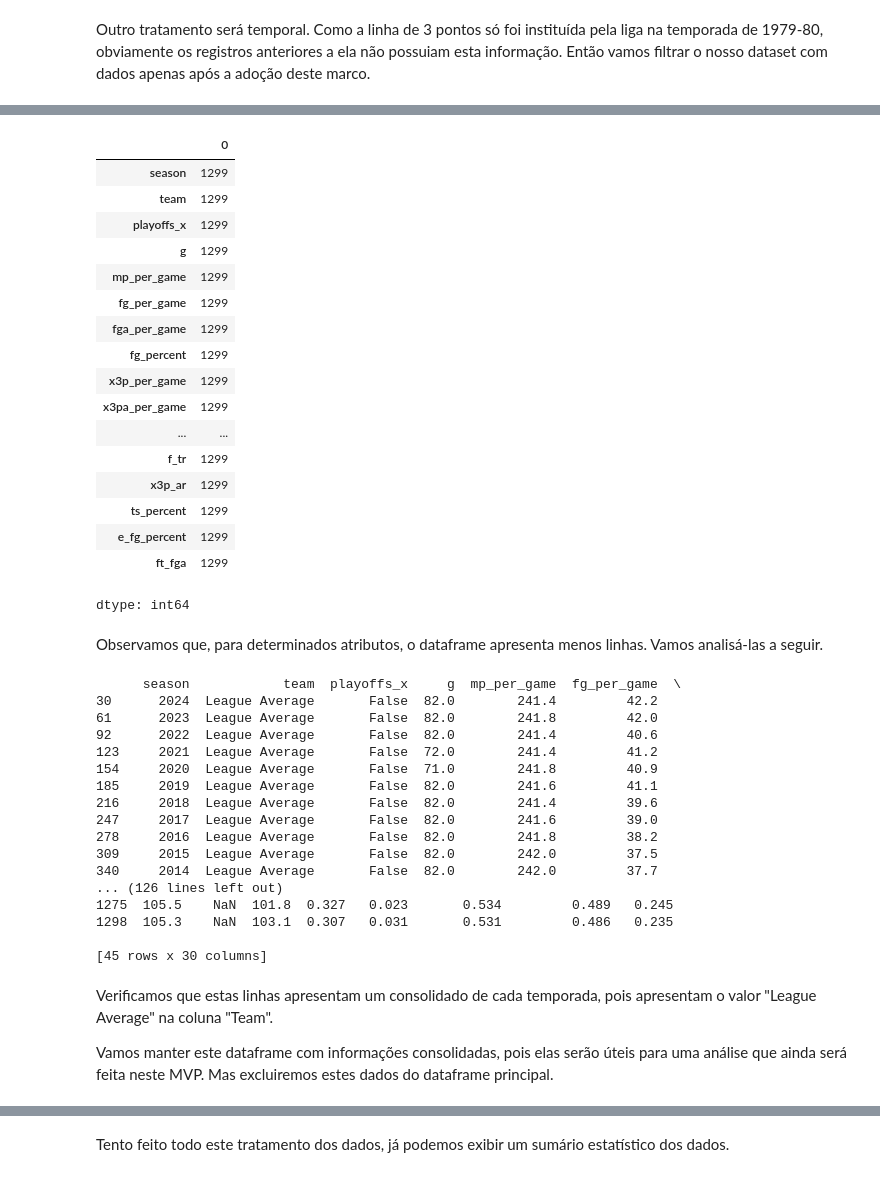
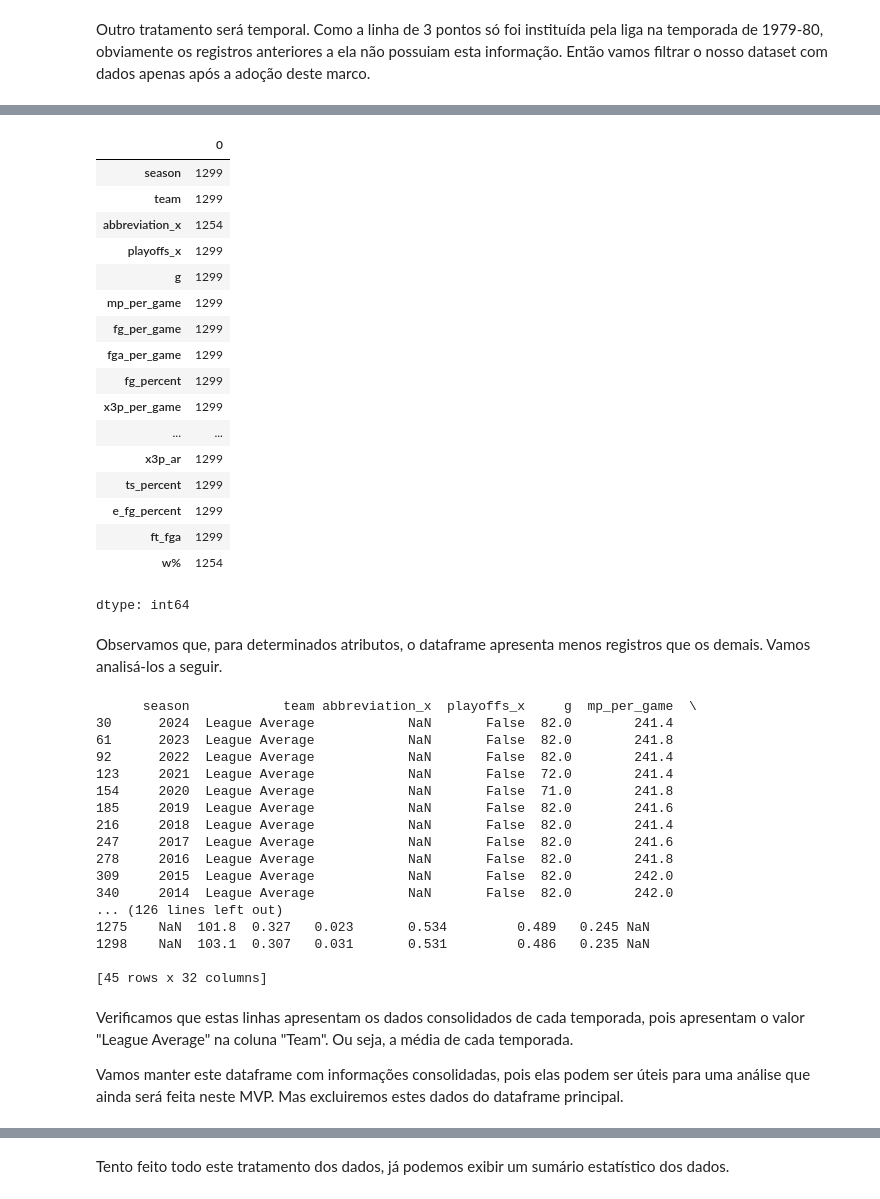
Before and after one commit to diogomattos1/mvp-analise-dados, a Jupyter notebook: MVP_Análise_Dados_Diogo_Mattos v2.ipynb, the cells around one changed output, grey strips where cells are left out. Saved outputs shown, nothing was run; the diff lists cells and outputs as text; code cells hidden in the pictures.

```diff
--- a/MVP_Análise_Dados_Diogo_Mattos v2.ipynb
+++ b/MVP_Análise_Dados_Diogo_Mattos v2.ipynb
@@ -78,9 +79,9 @@ Veerificamos que os arquivos possuem o mesmo número de registros. Cada linha de
 # %%
-# Realizar o merge
-dataset_merge = pd.merge(dataset, dataset2, on=['season', 'team'])
+# Realizar o merge entre os dois arquivos
+df_merge = pd.merge(df, df2, on=['season', 'team'])
 
 # Exibir o DataFrame resultante
-print(dataset_merge)
+print(df_merge)
 # %% [output]
       season lg_x                     team abbreviation_x  playoffs_x     g  \
 0       2024  NBA            Atlanta Hawks            ATL       False  82.0
@@ -125,5 +126,5 @@ Percebemos que há colunas redundantes no dataframe, o que iremos tratar a segui
 # %%
 # Remover as colunas duplicadas no DataFrame resultante
-duplicadas = [col for col in dataset_merge.columns if '_y' in col]
-dataset_merge.drop(duplicadas, axis=1, inplace=True)
+duplicadas = [col for col in df_merge.columns if '_y' in col]
+df_merge.drop(duplicadas, axis=1, inplace=True)
 # %% [markdown]
@@ -180,8 +181,8 @@ dtype: int64
 Outro tratamento será temporal. Como a linha de 3 pontos só foi instituída pela liga na temporada de 1979-80, obviamente os registros anteriores a ela não possuiam esta informação. Então vamos filtrar o nosso dataset com dados apenas após a adoção deste marco.
 # %%
 #Filtrar o dataframe com dados apenas a partir da temporada de 1979-1980
-dataset_filtrado = dataset_merge[dataset_merge['season'] > 1979]
+df_filtrado = df_merge[df_merge['season'] > 1979]
 
 # Exibir o DataFrame filtrado
-print(dataset_filtrado)
+print(df_filtrado)
 # %% [output]
@@ -204,0 +210,6 @@ print(dataset_filtrado)
+# %%
+# Criando a coluna 'w%' com o percentual da coluna 'w' pela coluna 'g'
+df_filtrado['w%'] = df_filtrado.apply(lambda row: row['w'] / row['g'] * 100, axis=1).round(2)
+
+# Exibindo o DataFrame resultante
+print(df_filtrado)
@@ -205,10 +239,11 @@ print(dataset_filtrado)
 # %%
 # Exibir a quantidade de linhas por coluna após a adoção do filtro
-dataset_filtrado.count()
+df_filtrado.count()
 # %% [output]
 |  | 0 |
 | season | 1299 |
 | team | 1299 |
+| abbreviation_x | 1254 |
 | playoffs_x | 1299 |
 | g | 1299 |
 | mp_per_game | 1299 |
@@ -216,43 +251,42 @@ dataset_filtrado.count()
 | fga_per_game | 1299 |
 | fg_percent | 1299 |
 | x3p_per_game | 1299 |
-| x3pa_per_game | 1299 |
 | ... | ... |
-| f_tr | 1299 |
 | x3p_ar | 1299 |
 | ts_percent | 1299 |
 | e_fg_percent | 1299 |
 | ft_fga | 1299 |
+| w% | 1254 |
 dtype: int64
 # %% [markdown]
-Observamos que, para determinados atributos, o dataframe apresenta menos linhas. Vamos analisá-las a seguir.
+Observamos que, para determinados atributos, o dataframe apresenta menos registros que os demais. Vamos analisá-los a seguir.
 # %%
 # Filtrar as linhas onde a coluna 'w' é vazia
-dataframe_medias = dataset_filtrado.loc[dataset_filtrado['w'].isnull()]
+df_media = df_filtrado.loc[df_filtrado['w'].isnull()]
 
 # Exibir o DataFrame resultante
-print(dataframe_medias)
+print(df_media)
 # %% [output]
-      season            team  playoffs_x     g  mp_per_game  fg_per_game  \
-30      2024  League Average       False  82.0        241.4         42.2
-61      2023  League Average       False  82.0        241.8         42.0
-92      2022  League Average       False  82.0        241.4         40.6
-123     2021  League Average       False  72.0        241.4         41.2
-154     2020  League Average       False  71.0        241.8         40.9
-185     2019  League Average       False  82.0        241.6         41.1
-216     2018  League Average       False  82.0        241.4         39.6
-247     2017  League Average       False  82.0        241.6         39.0
-278     2016  League Average       False  82.0        241.8         38.2
-309     2015  League Average       False  82.0        242.0         37.5
-340     2014  League Average       False  82.0        242.0         37.7
+      season            team abbreviation_x  playoffs_x     g  mp_per_game  \
+30      2024  League Average            NaN       False  82.0        241.4
+61      2023  League Average            NaN       False  82.0        241.8
+92      2022  League Average            NaN       False  82.0        241.4
+123     2021  League Average            NaN       False  72.0        241.4
+154     2020  League Average            NaN       False  71.0        241.8
+185     2019  League Average            NaN       False  82.0        241.6
+216     2018  League Average            NaN       False  82.0        241.4
+247     2017  League Average            NaN       False  82.0        241.6
+278     2016  League Average            NaN       False  82.0        241.8
+309     2015  League Average            NaN       False  82.0        242.0
+340     2014  League Average            NaN       False  82.0        242.0
 ... (126 lines left out)
-1275  105.5    NaN  101.8  0.327   0.023       0.534         0.489   0.245
-1298  105.3    NaN  103.1  0.307   0.031       0.531         0.486   0.235
+1275    NaN  101.8  0.327   0.023       0.534         0.489   0.245 NaN
+1298    NaN  103.1  0.307   0.031       0.531         0.486   0.235 NaN
 
-[45 rows x 30 columns]
+[45 rows x 32 columns]
 # %% [markdown]
-Verificamos que estas linhas apresentam um consolidado de cada temporada, pois apresentam o valor "League Average" na coluna "Team".
+Verificamos que estas linhas apresentam os dados consolidados de cada temporada, pois apresentam o valor "League Average" na coluna "Team". Ou seja, a média de cada temporada.
 
-Vamos manter este dataframe com informações consolidadas, pois elas serão úteis para uma análise que ainda será feita neste MVP. Mas excluiremos estes dados do dataframe principal.
+Vamos manter este dataframe com informações consolidadas, pois elas podem ser úteis para uma análise que ainda será feita neste MVP. Mas excluiremos estes dados do dataframe principal.
 # %%
 # Excluir as linhas onde 'team' é igual a 'league average'
```
Also changed, not shown: parts of 19 cells of this notebook.
